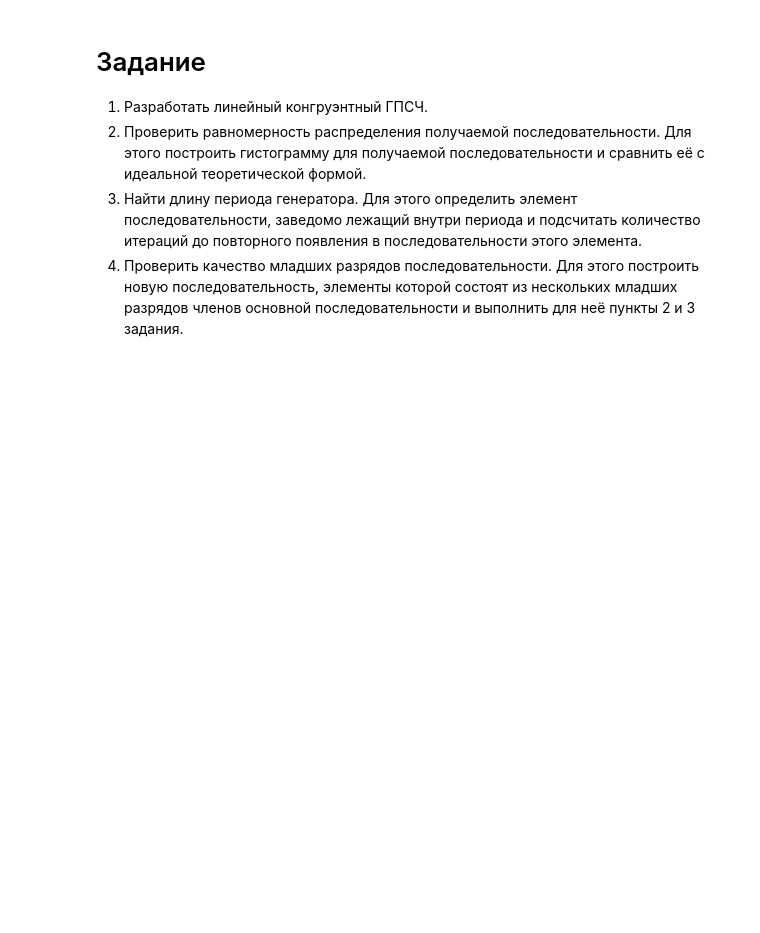
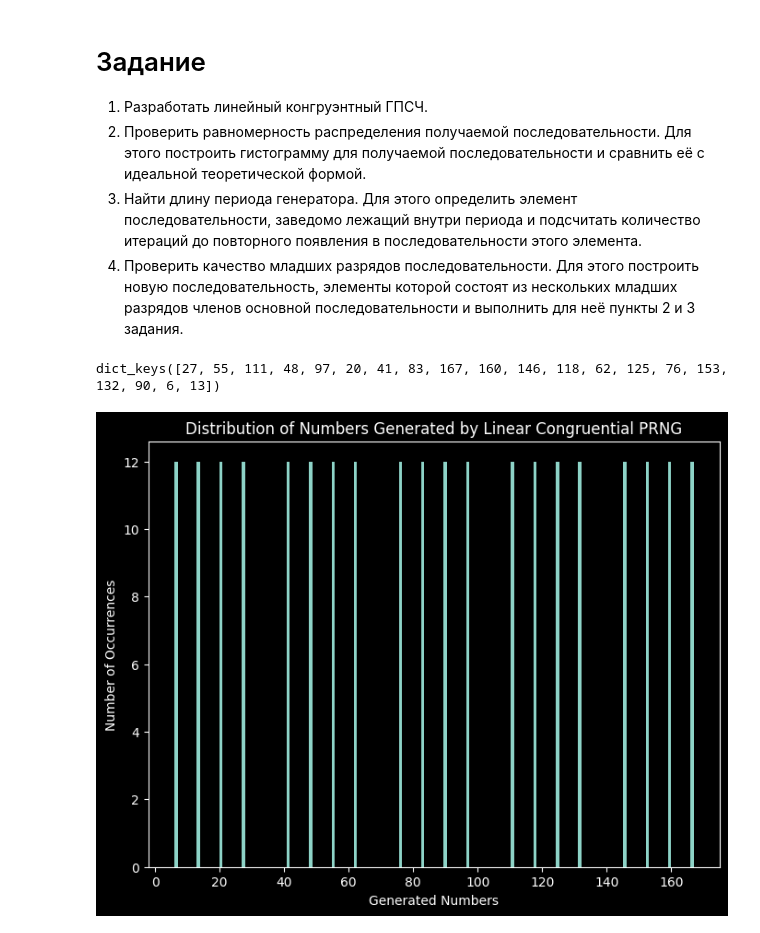
Before and after one commit to Eaeajj/master, a Jupyter notebook: 2-sem/hybrid_modeling/solutions/2-lab.ipynb, the cells around one changed output. Saved outputs shown, nothing was run; the diff lists cells and outputs as text; code cells hidden in the pictures; blank space fills up the shorter version.

```diff
--- a/2-sem/hybrid_modeling/solutions/2-lab.ipynb
+++ b/2-sem/hybrid_modeling/solutions/2-lab.ipynb
@@ -40,0 +40,21 @@ prg = PseudoRandomGenerator(MODULE, MULTIPLIER, INCREMENT, START_VALUE)
+# %%
+# 2. проверка равномерности
+
+prg = PseudoRandomGenerator(MODULE, MULTIPLIER, INCREMENT, START_VALUE)
+generated_numbers = [prg.next() for _ in range(AMOUNT)]
+cntr = Counter(generated_numbers)
+
+nums = cntr.keys()
+occurences = np.array(cntr.values())
+print(nums)
+bins = max(nums) - min(nums) + 1 # кол-во столбцов и промежутков между
+
+plt.figure(figsize=(8, 6))
+plt.hist(generated_numbers, bins)
+plt.xlabel('Generated Numbers')
+plt.ylabel('Number of Occurrences')
+plt.title('Distribution of Numbers Generated by Linear Congruential PRNG')
+plt.show()
+# %% [output]
+dict_keys([27, 55, 111, 48, 97, 20, 41, 83, 167, 160, 146, 118, 62, 125, 76, 153, 132, 90, 6, 13])
+[figure, added]
```
Also changed, not shown: parts of 15 cells of this notebook.
